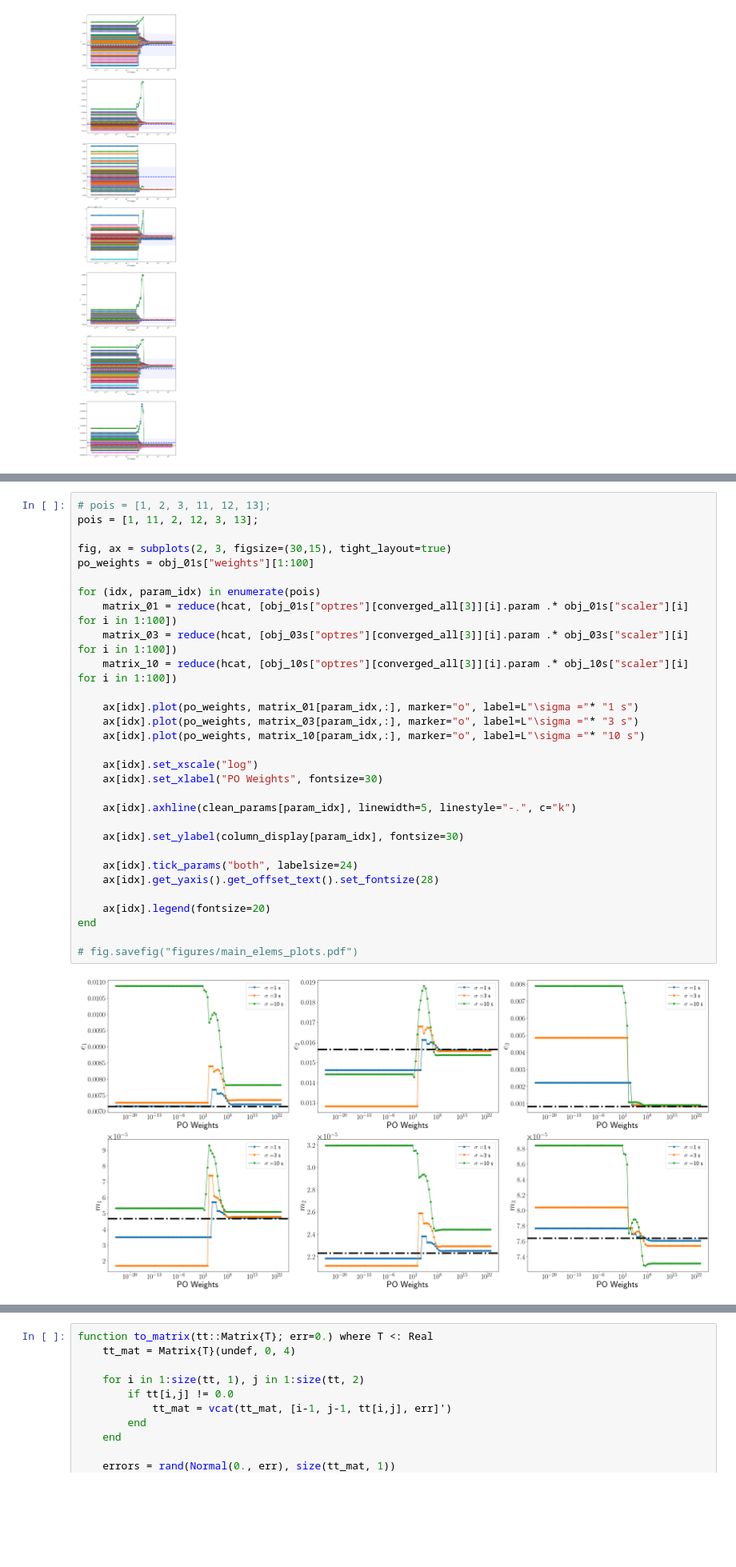
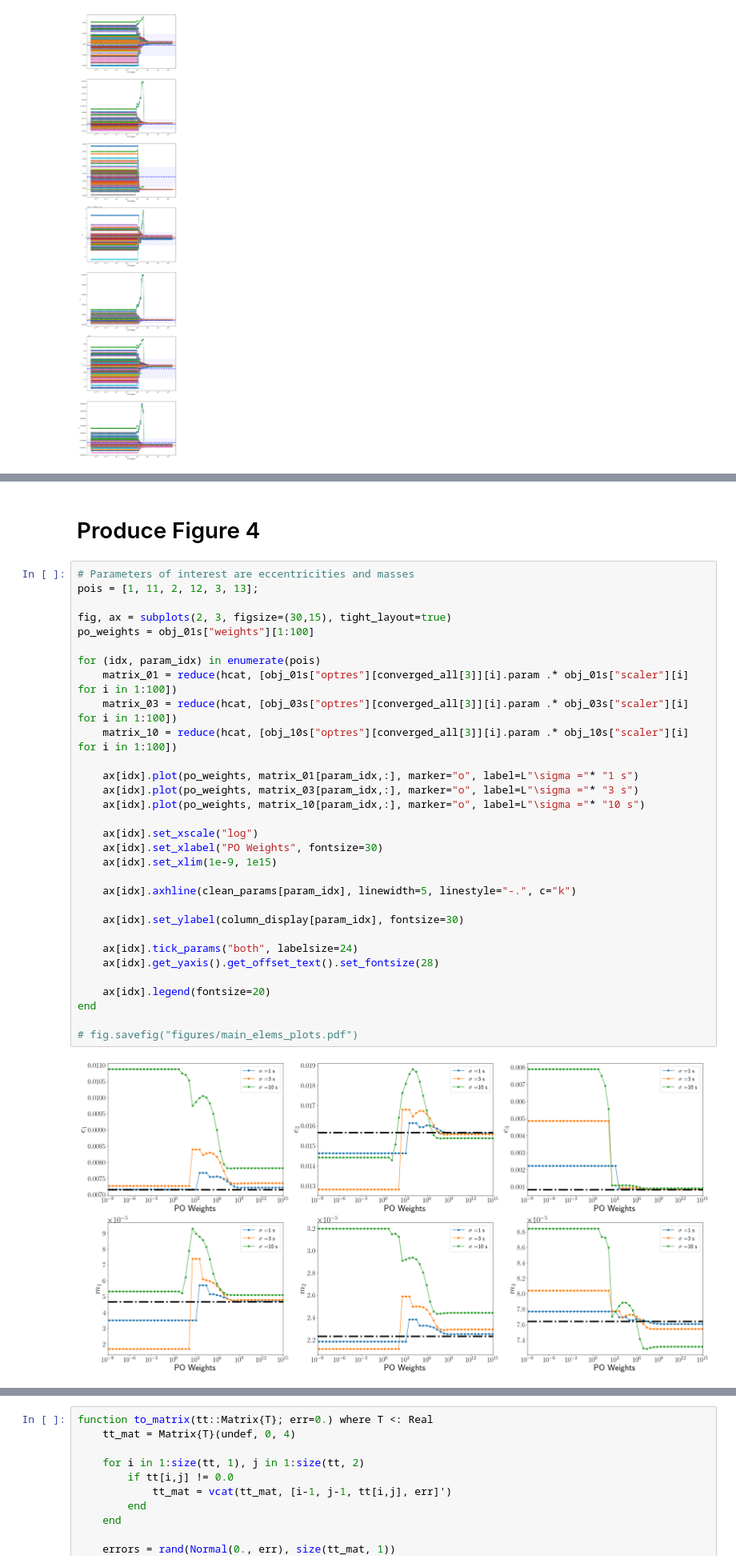
Before and after one commit to tnw-chatc/PeriodicOrbitTTV.jl, a Jupyter notebook: examples/pott_all_analysis_02_cut.ipynb, the cells around one changed output, grey strips where cells are left out. Shown at 80% size. Cells and saved outputs as stored; diff of their text form; blank space fills up the shorter version.

```diff
--- a/examples/pott_all_analysis_02_cut.ipynb
+++ b/examples/pott_all_analysis_02_cut.ipynb
@@ -441,32 +243,35 @@ pindx = 7
+# %% [markdown]
+# Produce Figure 4
 # %%
-# pois = [1, 2, 3, 11, 12, 13];
+# Parameters of interest are eccentricities and masses
 pois = [1, 11, 2, 12, 3, 13];
 
 fig, ax = subplots(2, 3, figsize=(30,15), tight_layout=true)
 po_weights = obj_01s["weights"][1:100]
 
 for (idx, param_idx) in enumerate(pois)
     matrix_01 = reduce(hcat, [obj_01s["optres"][converged_all[3]][i].param .* obj_01s["scaler"][i] for i in 1:100])
     matrix_03 = reduce(hcat, [obj_03s["optres"][converged_all[3]][i].param .* obj_03s["scaler"][i] for i in 1:100])
     matrix_10 = reduce(hcat, [obj_10s["optres"][converged_all[3]][i].param .* obj_10s["scaler"][i] for i in 1:100])
 
     ax[idx].plot(po_weights, matrix_01[param_idx,:], marker="o", label=L"\sigma ="* "1 s")
     ax[idx].plot(po_weights, matrix_03[param_idx,:], marker="o", label=L"\sigma ="* "3 s")
     ax[idx].plot(po_weights, matrix_10[param_idx,:], marker="o", label=L"\sigma ="* "10 s")
 
     ax[idx].set_xscale("log")
     ax[idx].set_xlabel("PO Weights", fontsize=30)
+    ax[idx].set_xlim(1e-9, 1e15)
 
     ax[idx].axhline(clean_params[param_idx], linewidth=5, linestyle="-.", c="k")
 
     ax[idx].set_ylabel(column_display[param_idx], fontsize=30)
 
     ax[idx].tick_params("both", labelsize=24)
     ax[idx].get_yaxis().get_offset_text().set_fontsize(28)
 
     ax[idx].legend(fontsize=20)
 end
 
 # fig.savefig("figures/main_elems_plots.pdf")
 # %% [output]
-[figure, old version]
+[figure, new version]
```
Also changed, not shown: parts of 27 cells of this notebook, 5 other files.
